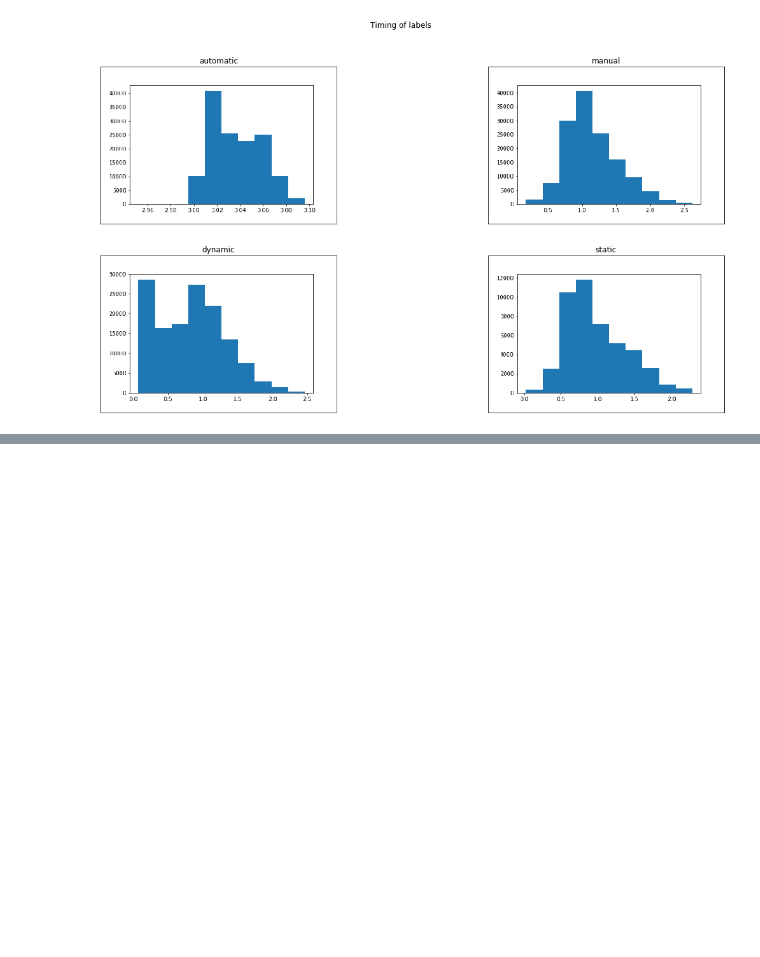
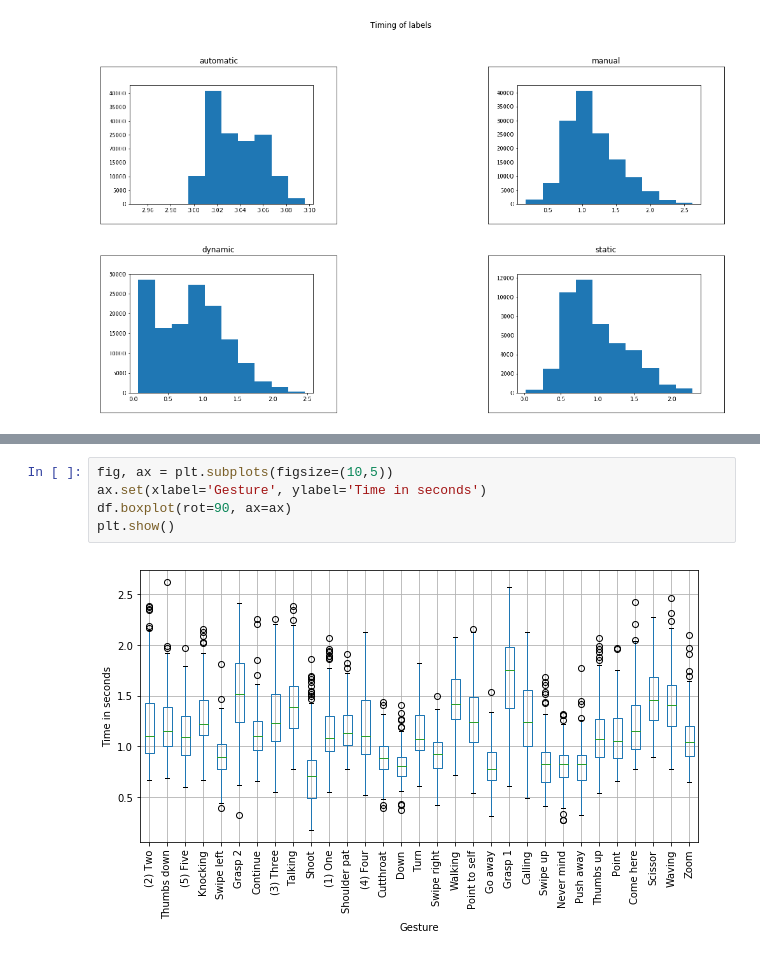
Before and after one commit to joergsimon/thesis, a Jupyter notebook: gesture-analysis/scripts/02 Timing of Gestures.ipynb, the cells around one changed output, grey strips where cells are left out. Drawn from its saved outputs; the diff is of its cells as text; blank space fills up the shorter version.

```diff
--- a/gesture-analysis/scripts/02 Timing of Gestures.ipynb
+++ b/gesture-analysis/scripts/02 Timing of Gestures.ipynb
@@ -308,0 +347,7 @@ plt.show()
+# %%
+fig, ax = plt.subplots(figsize=(10,5))
+ax.set(xlabel='Gesture', ylabel='Time in seconds')
+df.boxplot(rot=90, ax=ax)
+plt.show()
+# %% [output]
+[figure, added]
```
Also changed, not shown: parts of 10 cells of this notebook, 14 other files.
